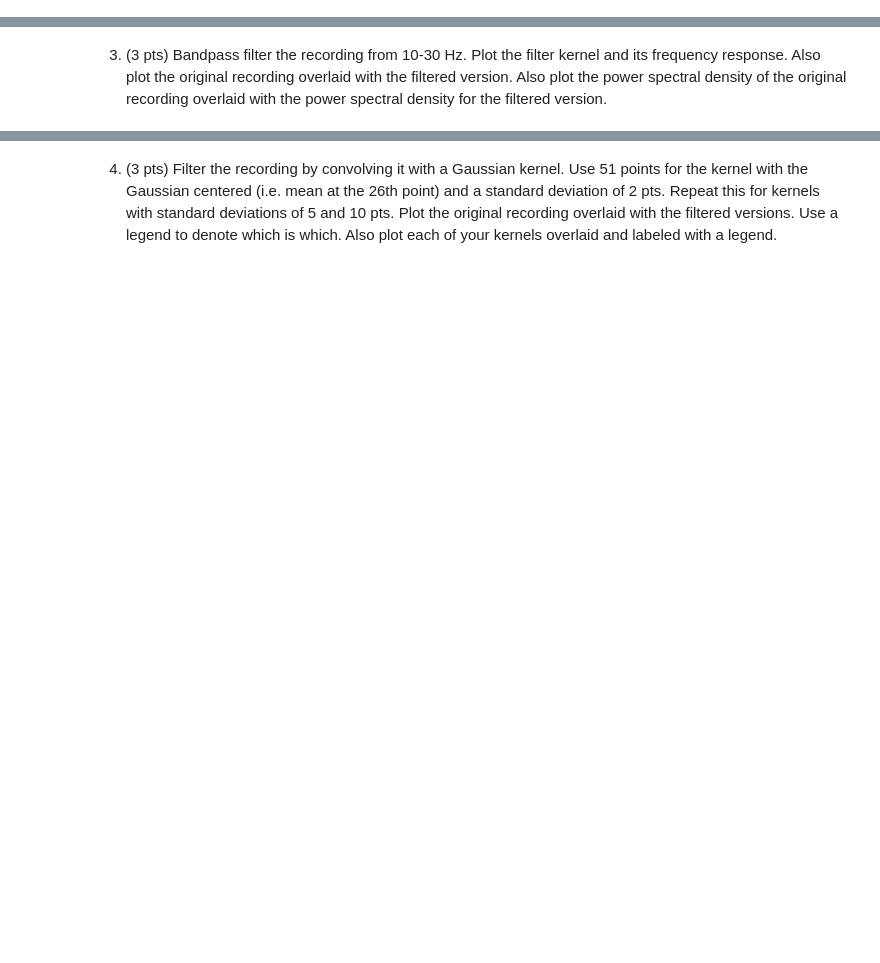
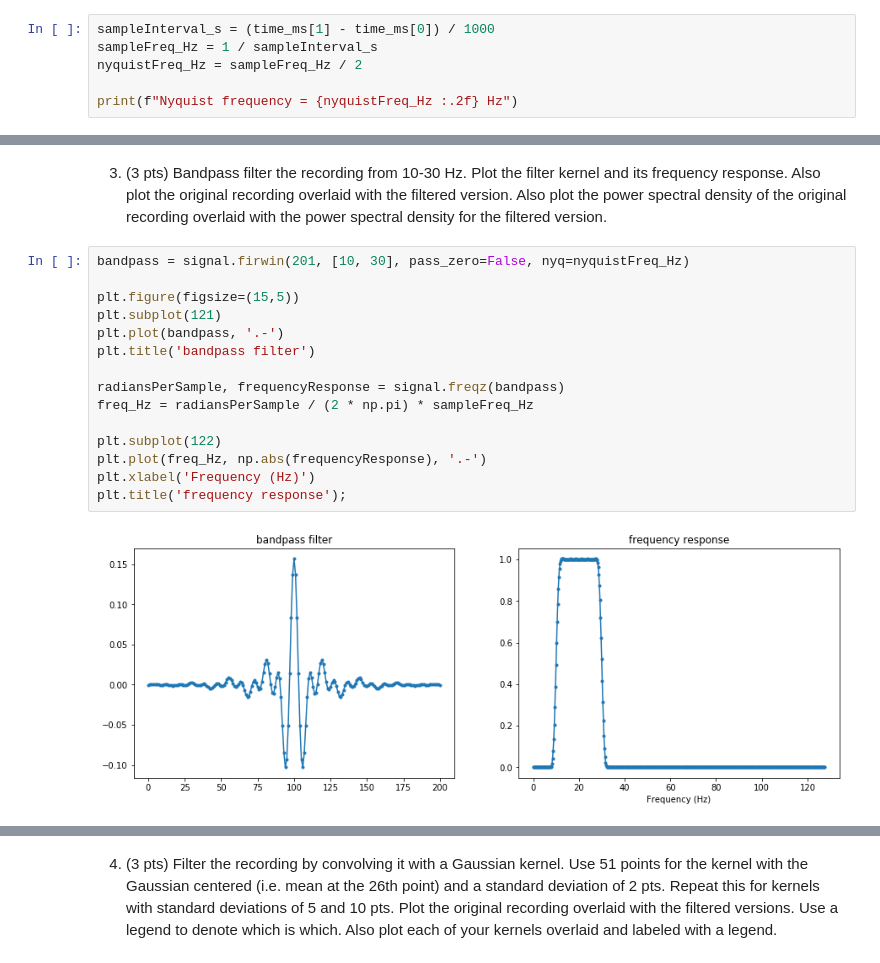
Before and after one commit to marcel-goldschen-ohm/NEU-337-Spring-2020, a Jupyter notebook: homework/homework-Mar-05-timeseries.ipynb, the cells around one changed output, grey strips where cells are left out. Drawn from its saved outputs; the diff is of its cells as text; blank space fills up the shorter version.

```diff
--- a/homework/homework-Mar-05-timeseries.ipynb
+++ b/homework/homework-Mar-05-timeseries.ipynb
@@ -139,3 +139,9 @@ data = np.array([ 1.049062  ,  2.7730083 ,  2.4351795 ,  3.5060458 ,  4.2082224
 time_ms = np.linspace(-1000, 1500, len(data))
 # %% [markdown]
 1. (2 pts) What is the Nyquist frequency for this recording? Make sure you use the right units.
+# %%
+sampleInterval_s = (time_ms[1] - time_ms[0]) / 1000
+sampleFreq_Hz = 1 / sampleInterval_s
+nyquistFreq_Hz = sampleFreq_Hz / 2
+
+print(f"Nyquist frequency = {nyquistFreq_Hz :.2f} Hz")
@@ -144,2 +166,19 @@ time_ms = np.linspace(-1000, 1500, len(data))
 # %% [markdown]
 3. (3 pts) Bandpass filter the recording from 10-30 Hz. Plot the filter kernel and its frequency response. Also plot the original recording overlaid with the filtered version. Also plot the power spectral density of the original recording overlaid with the power spectral density for the filtered version.
+# %%
+bandpass = signal.firwin(201, [10, 30], pass_zero=False, nyq=nyquistFreq_Hz)
+
+plt.figure(figsize=(15,5))
+plt.subplot(121)
+plt.plot(bandpass, '.-')
+plt.title('bandpass filter')
+
+radiansPerSample, frequencyResponse = signal.freqz(bandpass)
+freq_Hz = radiansPerSample / (2 * np.pi) * sampleFreq_Hz
+
+plt.subplot(122)
+plt.plot(freq_Hz, np.abs(frequencyResponse), '.-')
+plt.xlabel('Frequency (Hz)')
+plt.title('frequency response');
+# %% [output]
+[figure, added]
```
Also changed, not shown: parts of 5 cells of this notebook.
